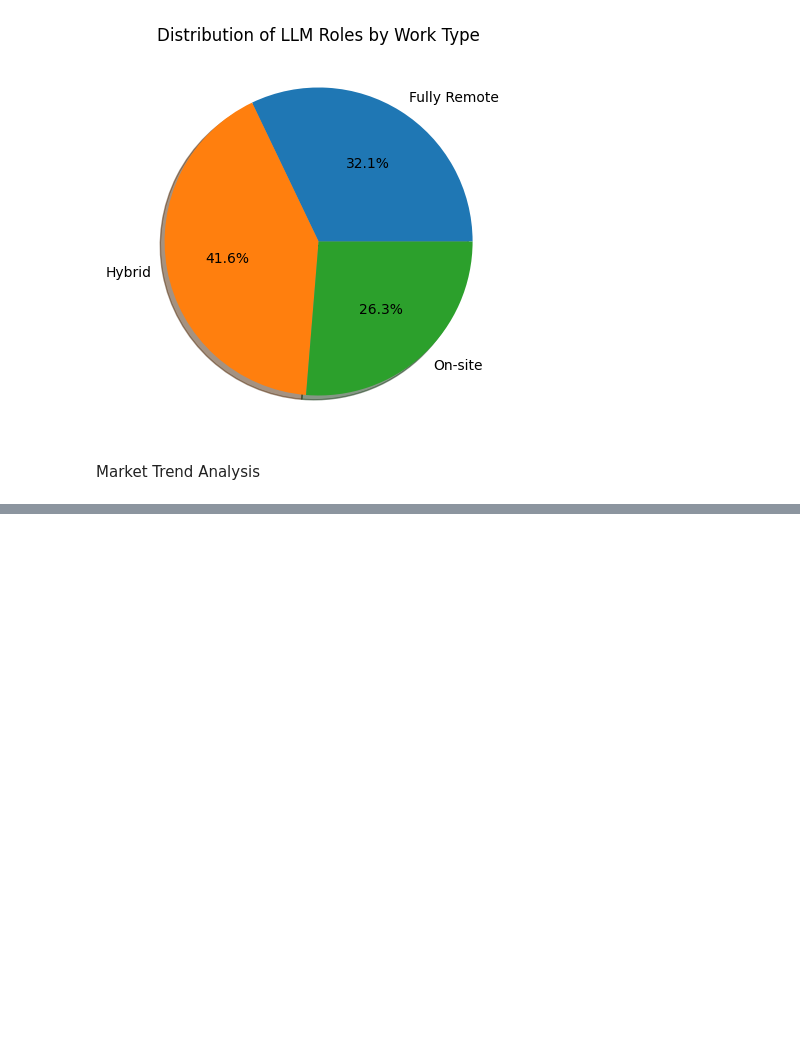
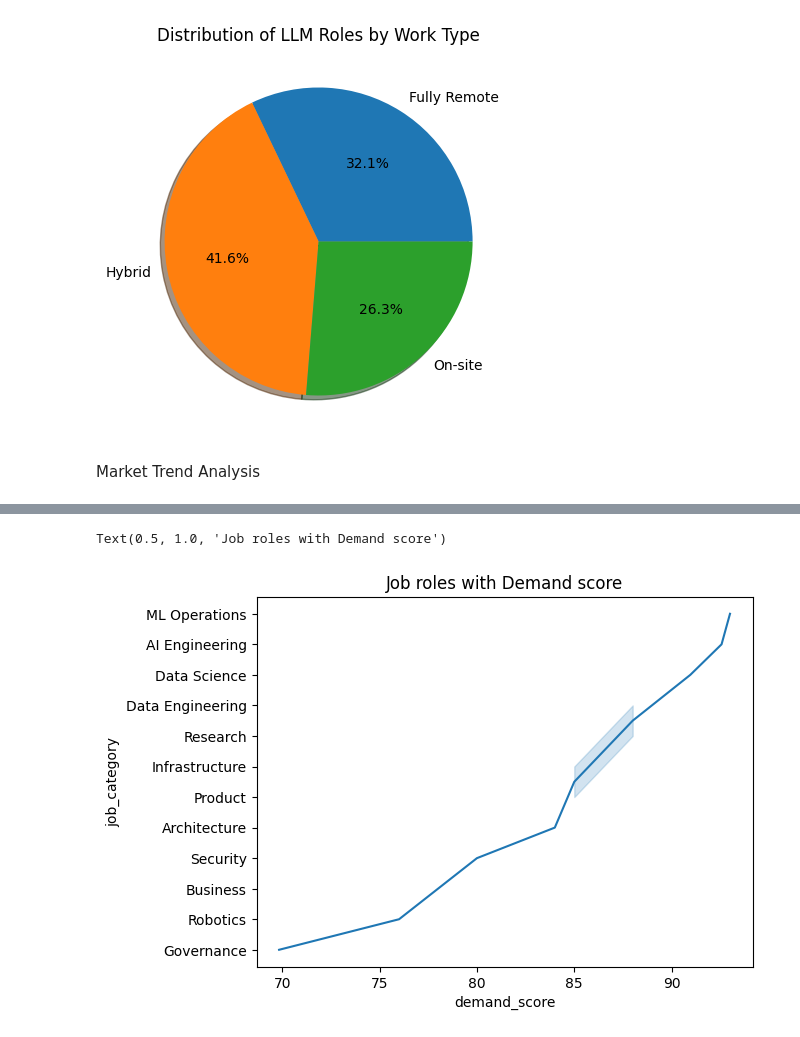
Before and after one commit to ShlokGadhave/AI-Career-Market-Insights, a Jupyter notebook: main.ipynb, the cells around one changed output, grey strips where cells are left out. Saved outputs shown, nothing was run; the diff lists cells and outputs as text; code cells hidden in the pictures; blank space fills up the shorter version.

```diff
--- a/main.ipynb
+++ b/main.ipynb
@@ -667,3 +667,8 @@ plt.show()
 [figure]
 # %% [markdown]
 Market Trend Analysis
+# %%
+jobs_demand=pd.pivot_table(df,values='demand_score',index='job_category',aggfunc='mean').sort_values(by='demand_score',ascending=False)
+jobs_demand
+
+# As per demnad socre ML operations are the most demanding job role
@@ -669,0 +690,7 @@ Market Trend Analysis
+# %%
+plt.Figure(figsize=(5,5))
+sns.lineplot(data=jobs_demand,x='demand_score',y='job_category')
+plt.title('Job roles with Demand score')
+# %% [output]
+Text(0.5, 1.0, 'Job roles with Demand score')
+[figure, added]
```
Also changed, not shown: parts of 14 cells of this notebook.
